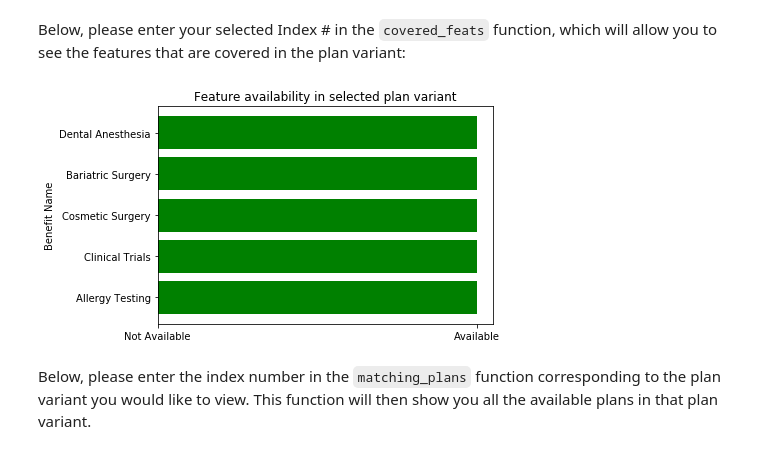
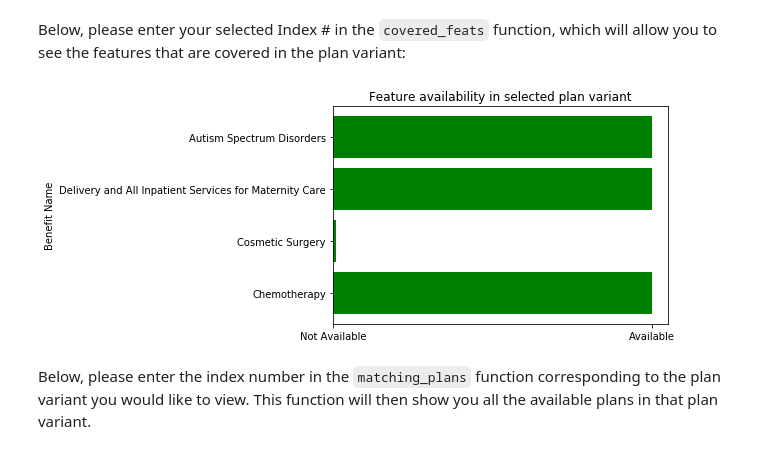
Before and after one commit to namanbhandari1/capstone, a Jupyter notebook: notebooks/05-Recommender-SQL.ipynb, the cells around one changed output. Drawn from its saved outputs; the diff is of its cells as text; code cells hidden in the pictures.

```diff
--- a/notebooks/05-Recommender-SQL.ipynb
+++ b/notebooks/05-Recommender-SQL.ipynb
@@ -366,27 +364,27 @@ Below, please enter your selected Index # in the `covered_feats` function, which
 # %%
 def covered_feats(index):
     # Get covered features in dataframe
     feat_coverage = no_dupes[no_dupes.index == top_matches[index][1]][sel_feats].head(10)
 
     # Plot the features
     x = list(feat_coverage.columns)
     coverage = [1 if feat_coverage[i].sum() > 0 else 0.01 for i in list(feat_coverage.columns)]
     colors = ['b', 'g', 'r', 'c', 'm', 'y', 'g']
 
     x_pos = [i for i, _ in enumerate(x)]
 
     plt.barh(x_pos, coverage, color='green')
     plt.ylabel("Benefit Name")
     plt.title("Feature availability in selected plan variant")
 
     plt.yticks(x_pos, x)
     plt.xticks(np.arange(2), ('Not Available', 'Available'))
 
     plt.show()
     return feat_coverage
-feat_coverage = covered_feats(0)
+feat_coverage = covered_feats(1)
 # %% [output]
-[figure, old version]
+[figure, new version]
 # %% [markdown]
 Below, please enter the index number in the `matching_plans` function corresponding to the plan variant you would like to view. This function will then show you all the available plans in that plan variant.
 # %%
```
Also changed, not shown: parts of 22 cells of this notebook, 4 other files.
